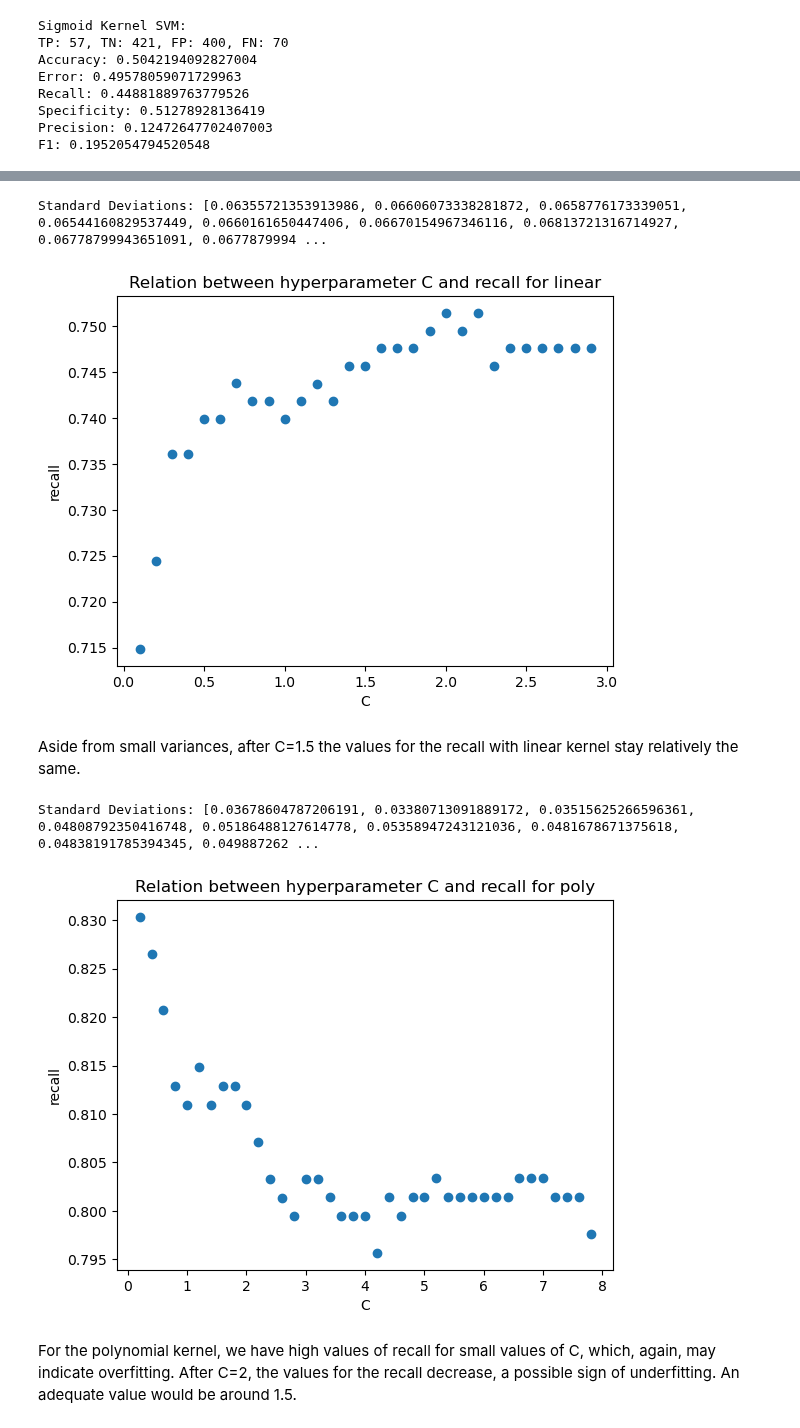
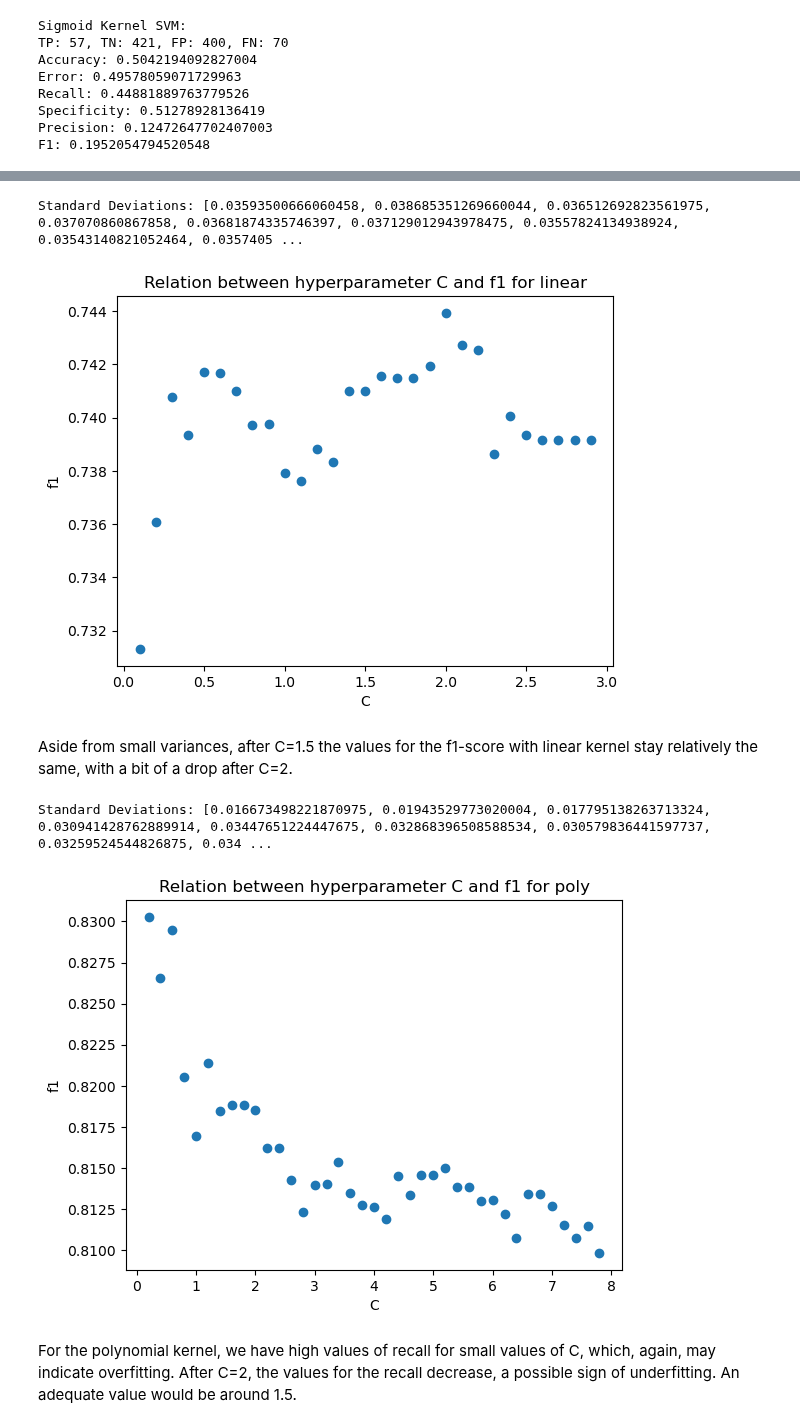
Before and after one commit to TheNoobGoda/ids-project, a Jupyter notebook: src/SVM.ipynb, the cells around one changed output, grey strips where cells are left out. Cells and saved outputs as stored; diff of their text form; code cells hidden in the pictures.

```diff
--- a/src/SVM.ipynb
+++ b/src/SVM.ipynb
@@ -216,17 +218,17 @@ def cvSVMC(kernel, n, div, scoring):
     plt.title(f'Relation between hyperparameter C and {scoring} for {kernel}')
     plt.show()
 # %%
-cvSVMC('linear', n=30, div=10, scoring='recall')
+cvSVMC('linear', n=30, div=10, scoring='f1')
 # %% [output]
-Standard Deviations: [0.06355721353913986, 0.06606073338281872, 0.0658776173339051, 0.06544160829537449, 0.0660161650447406, 0.06670154967346116, 0.06813721316714927, 0.06778799943651091, 0.0677879994 ...
+Standard Deviations: [0.03593500666060458, 0.038685351269660044, 0.036512692823561975, 0.037070860867858, 0.03681874335746397, 0.037129012943978475, 0.03557824134938924, 0.03543140821052464, 0.0357405 ...
-[figure, old version]
+[figure, new version]
 # %% [markdown]
-Aside from small variances, after C=1.5 the values for the recall with linear kernel stay relatively the same.
+Aside from small variances, after C=1.5 the values for the f1-score with linear kernel stay relatively the same, with a bit of a drop after C=2.
 # %%
-cvSVMC('poly', n=40, div=5, scoring='recall')
+cvSVMC('poly', n=40, div=5, scoring='f1')
 # %% [output]
-Standard Deviations: [0.03678604787206191, 0.03380713091889172, 0.03515625266596361, 0.04808792350416748, 0.05186488127614778, 0.05358947243121036, 0.0481678671375618, 0.04838191785394345, 0.049887262 ...
+Standard Deviations: [0.016673498221870975, 0.01943529773020004, 0.017795138263713324, 0.030941428762889914, 0.03447651224447675, 0.032868396508588534, 0.030579836441597737, 0.03259524544826875, 0.034 ...
-[figure, old version]
+[figure, new version]
 # %% [markdown]
 For the polynomial kernel, we have high values of recall for small values of C, which, again, may indicate overfitting. After C=2, the values for the recall decrease, a possible sign of underfitting. An adequate value would be around 1.5.
 # %%
```
Also changed, not shown: parts of 30 cells of this notebook.
